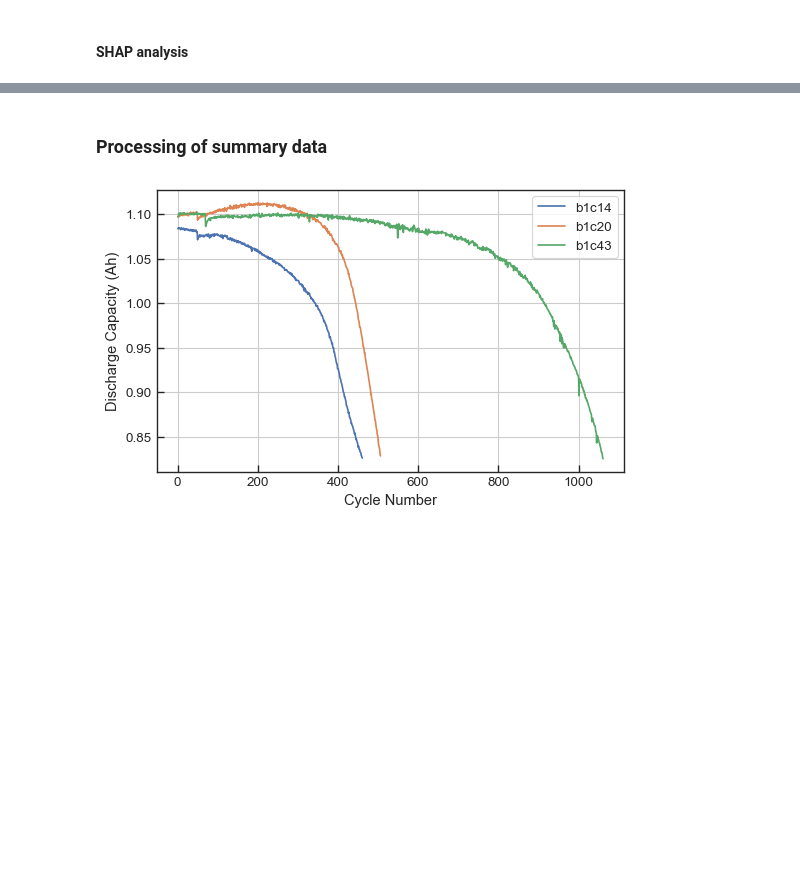
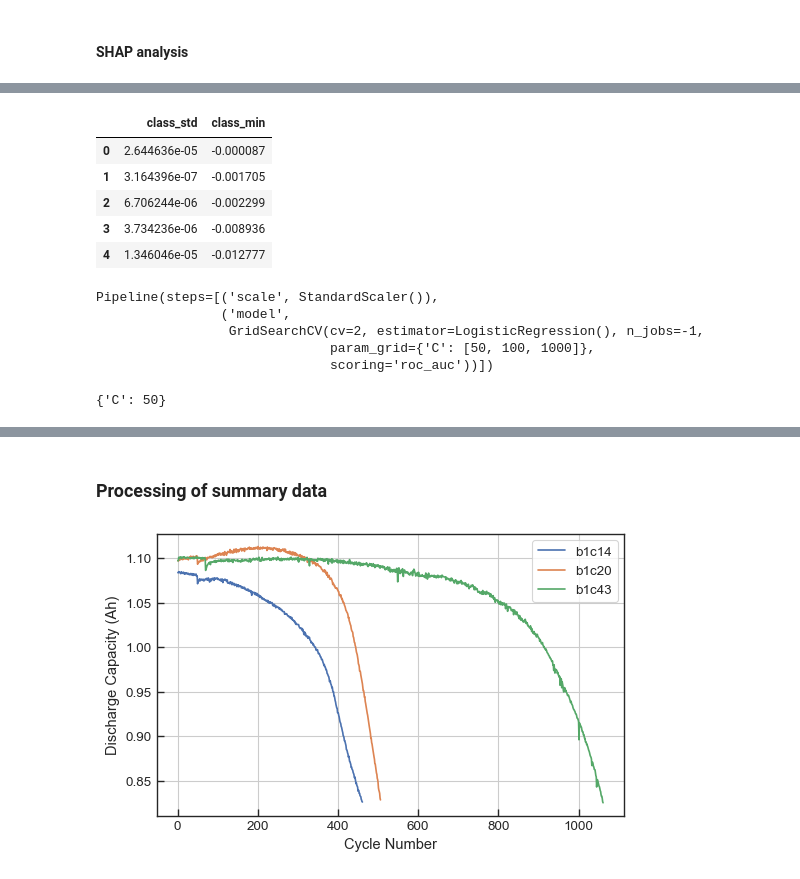
Before and after one commit to sarajcev/data-driven-prediction-of-battery-cycle-life-before-capacity-degradation, a Jupyter notebook: Models.ipynb, the cells around one changed output, grey strips where cells are left out. Drawn from its saved outputs; the diff is of its cells as text; code cells hidden in the pictures; blank space fills up the shorter version.

```diff
--- a/Models.ipynb
+++ b/Models.ipynb
@@ -213,0 +209,4 @@ Skipping cell ID: b1c38 with EoL: 101.
+# %%
+X_data_dict, y_data_dict = get_features_targets_from_data(
+    bat_dict, skip_outliers=False
+)
@@ -500,0 +532,16 @@ shap.plots.waterfall(explainer(X_test)[0])  # explaining the first test sample
+# %%
+targets = 'class'
+y_data = y_data_dict[targets]
+
+# Select a set of features for the binary classifier.
+selected_features = ['class_std', 'class_min']
+X_data = pd.DataFrame(X_data_dict, columns=selected_features)
+X_data['class_std'] = X_data['class_std'].values**2  # variance
+X_data.head()
+# %% [output]
+|  | class_std | class_min |
+| 0 | 2.644636e-05 | -0.000087 |
+| 1 | 3.164396e-07 | -0.001705 |
+| 2 | 6.706244e-06 | -0.002299 |
+| 3 | 3.734236e-06 | -0.008936 |
+| 4 | 1.346046e-05 | -0.012777 |
@@ -500,0 +567,21 @@ shap.plots.waterfall(explainer(X_test)[0])  # explaining the first test sample
+# %%
+# Hyperparameters optimization with grid search and cross-validation.
+grid_search = GridSearchCV(estimator=estimator, param_grid=grid,
+                           scoring='roc_auc', cv=2, refit=True,
+                           n_jobs=-1)
+# Pipeline.
+model = Pipeline([
+    ('scale', StandardScaler()),
+    ('model', grid_search)
+])
+model.fit(X_train, y_train)
+# %% [output]
+Pipeline(steps=[('scale', StandardScaler()),
+                ('model',
+                 GridSearchCV(cv=2, estimator=LogisticRegression(), n_jobs=-1,
+                              param_grid={'C': [50, 100, 1000]},
+                              scoring='roc_auc'))])
+# %%
+model['model'].best_params_
+# %% [output]
+{'C': 50}
```
Also changed, not shown: parts of 31 cells of this notebook, 1 other file.
